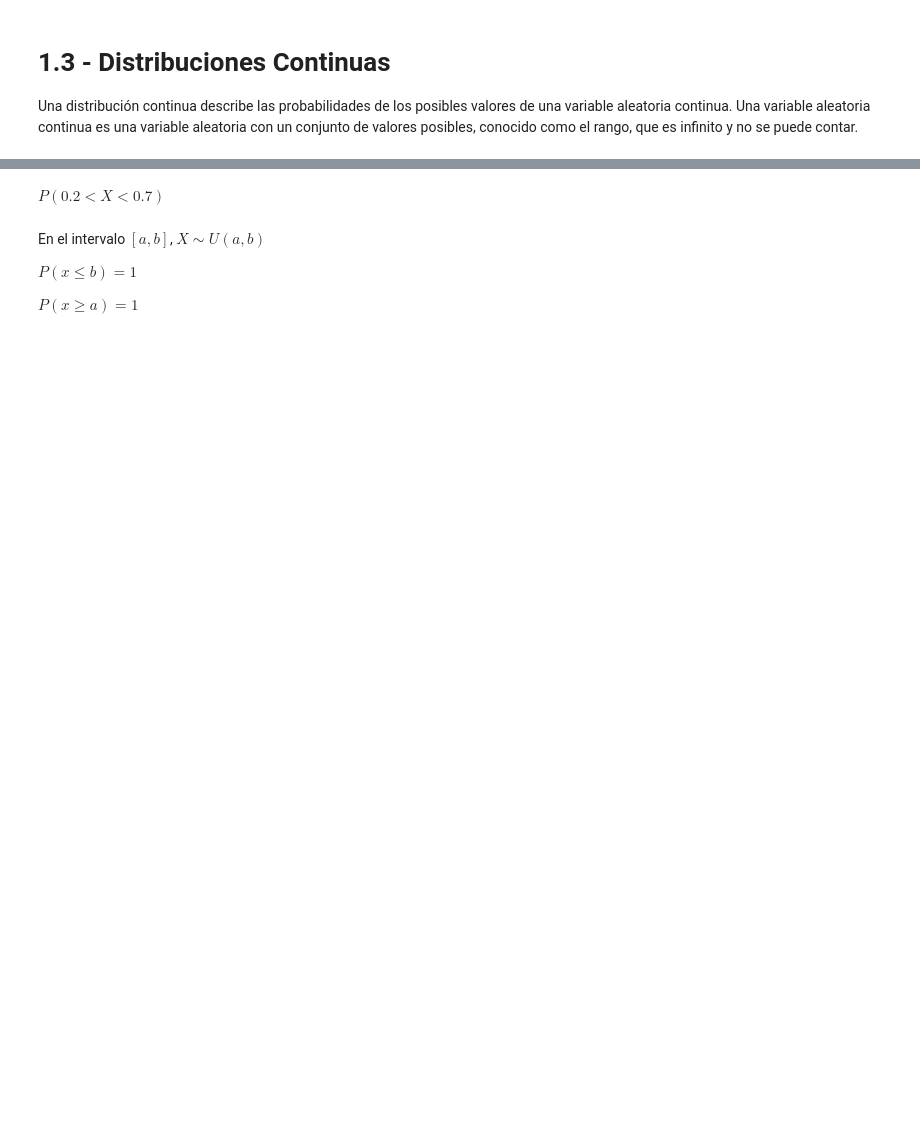
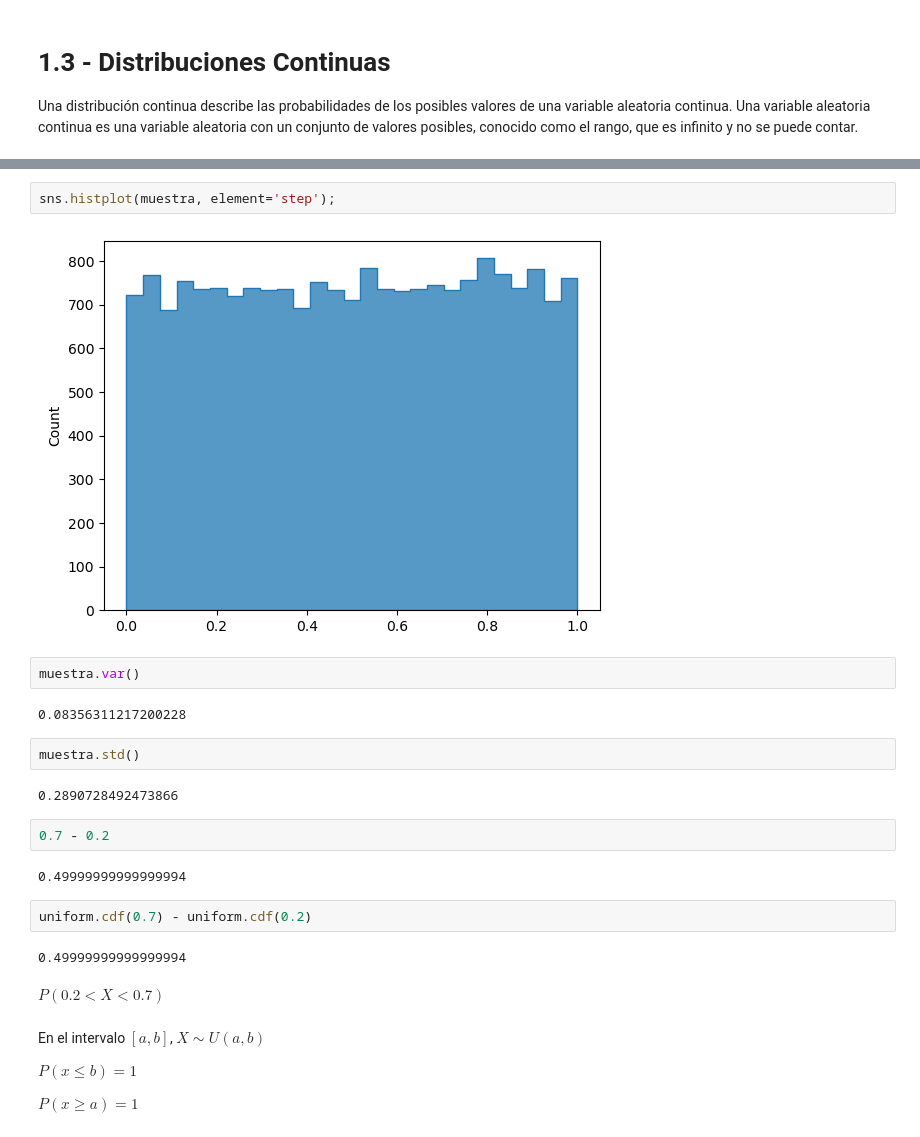
Before and after one commit to Ironhack-Data-Madrid-Octubre-2023/apuntes_clase, a Jupyter notebook: semana_6/1.3 - Distribuciones Continuas.ipynb, the cells around one changed output, grey strips where cells are left out. Cells and saved outputs as stored; diff of their text form; blank space fills up the shorter version.

```diff
--- a/semana_6/1.3 - Distribuciones Continuas.ipynb
+++ b/semana_6/1.3 - Distribuciones Continuas.ipynb
@@ -42,3 +77,23 @@ $$\forall c, d \in [0, 1]: P(c < x <= d) = d-c$$
+# %%
+sns.histplot(muestra, element='step');
+# %% [output]
+[figure, added]
+# %%
+muestra.var()
+# %% [output]
+0.08356311217200228
+# %%
+muestra.std()
+# %% [output]
+0.2890728492473866
+# %%
+0.7 - 0.2
+# %% [output]
+0.49999999999999994
+# %%
+uniform.cdf(0.7) - uniform.cdf(0.2)
+# %% [output]
+0.49999999999999994
 # %% [markdown]
 $P(0.2 < X < 0.7)$
 # %% [markdown]
```
Also changed, not shown: parts of 32 cells of this notebook.
